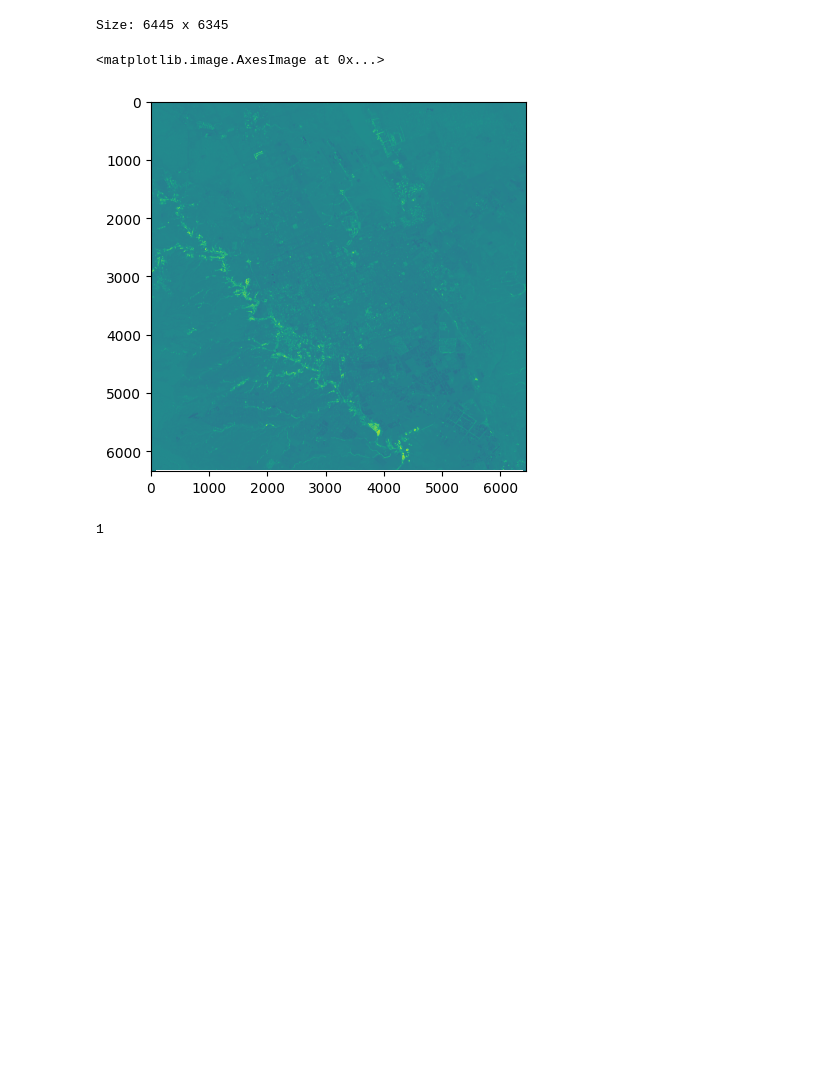
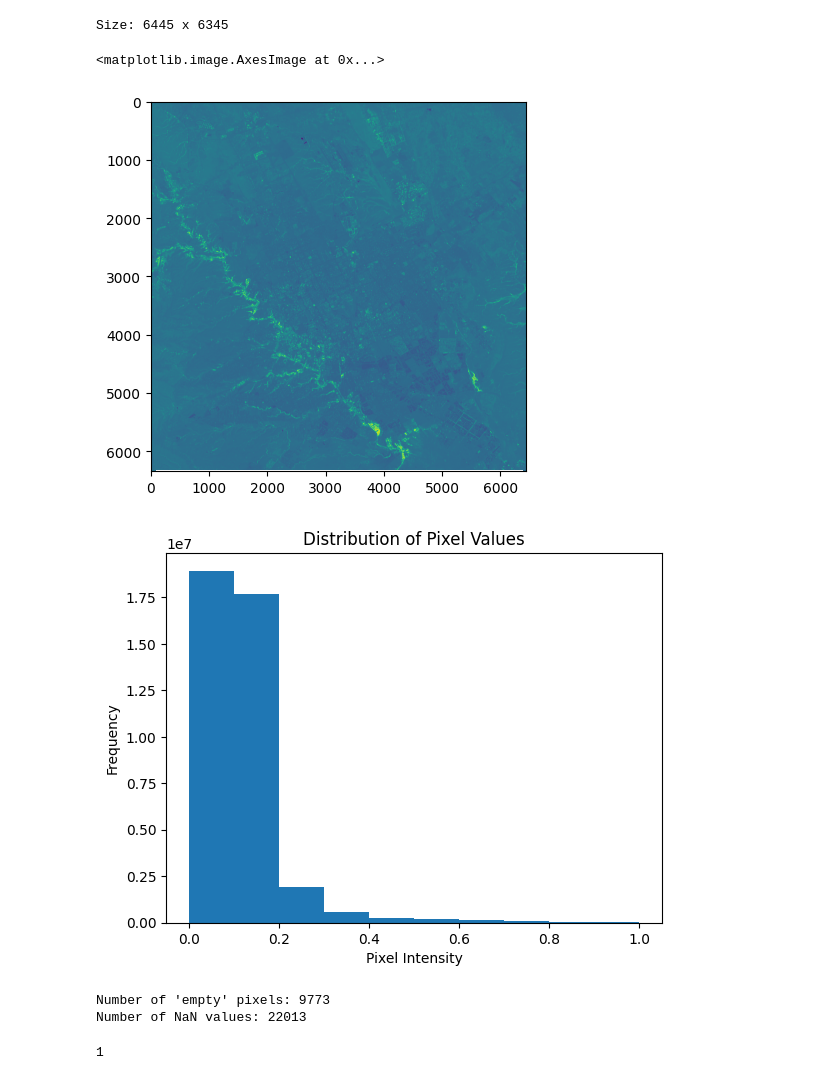
Before and after one commit to OWDM/Vegetation-Cover-In-Riyadh, a Jupyter notebook: Codes/init code/normal codes/code8.ipynb, the cells around one changed output. Drawn from its saved outputs; the diff is of its cells as text; code cells hidden in the pictures; blank space fills up the shorter version.

```diff
--- a/Codes/init code/normal codes/code8.ipynb
+++ b/Codes/init code/normal codes/code8.ipynb
@@ -4,7 +4,7 @@ import numpy as np
 import matplotlib.pyplot as plt
 import matplotlib as mpl
 # %%
-image_path = 'C:\\Users\\Musae\\Documents\\GitHub-REPOs\\Senior-project-main\\Docs\\NDVI-Data\\NDVI_RUH-B4-B8_2023-12-19.tif'
+image_path = "C:\\Users\\Musae\\Documents\\GitHub-REPOs\\Senior-project_Doc\\Docs\\SAVI-data\\SAVI_RUH-All-Bands_2018-12-15.tif"
 # %%
 ds = gdal.Open(image_path)
 # %%
@@ -21,7 +21,39 @@ plt.figure()
 plt.imshow(array)
 # %% [output]
 <matplotlib.image.AxesImage at 0x...>
-[figure, old version]
+[figure, new version]
+# %%
+# Flatten the array to make it a 1D array for the histogram
+flattened_array = array.flatten()
+
+# Plotting the histogram
+plt.hist(flattened_array, bins=10, range=(0,1))  # 10 bins for the range 0 to 1
+plt.title('Distribution of Pixel Values')
+plt.xlabel('Pixel Intensity')
+plt.ylabel('Frequency')
+plt.show()
+# %% [output]
+[figure, added]
+# %%
+# Checking for NaN values
+nan_values = np.isnan(array)
+
+# Counting NaN values
+nan_count = np.sum(nan_values)
+
+# Counting non-NaN values
+# Identifying "empty" pixels (assuming "empty" means 0)
+empty_pixels = (array == 0)
+
+# Counting "empty" pixels
+empty_count = np.sum(empty_pixels)
+
+print(f"Number of 'empty' pixels: {empty_count}")
+
+print(f"Number of NaN values: {nan_count}")
+# %% [output]
+Number of 'empty' pixels: 9773
+Number of NaN values: 22013
 # %%
 num_bands = ds.RasterCount
 print(num_bands)
```
Also changed, not shown: 6 other files.
